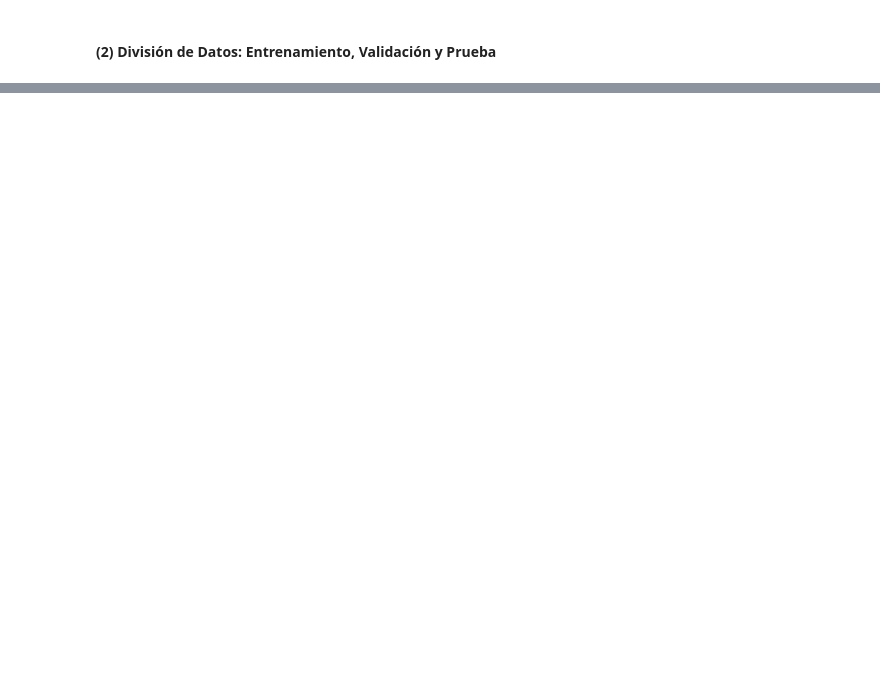
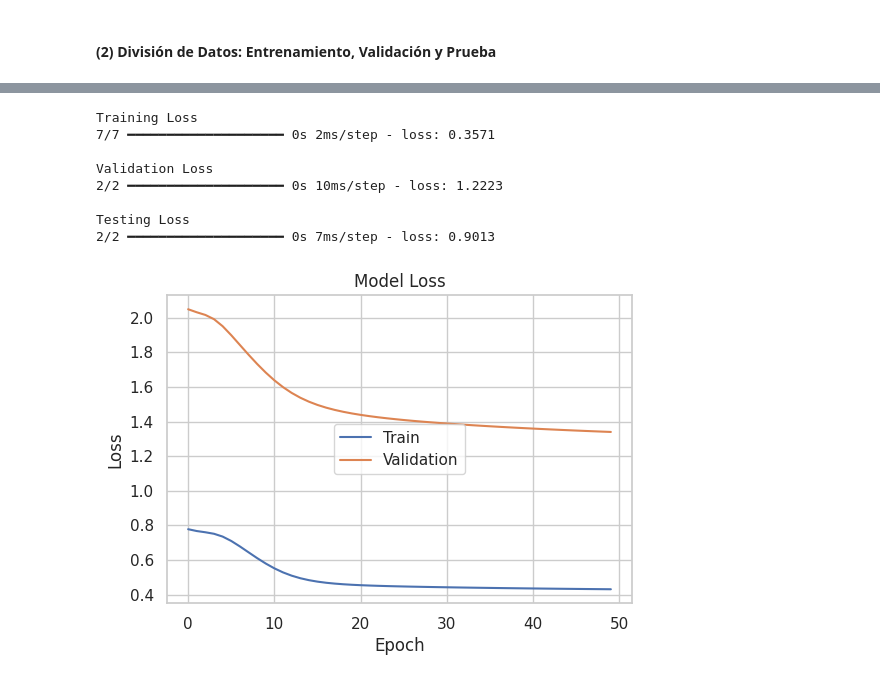
Before and after one commit to Andrea-gt/time-series-dl, a Jupyter notebook: fuel_gt_analysis.ipynb, the cells around one changed output, grey strips where cells are left out. Saved outputs shown, nothing was run; the diff lists cells and outputs as text; code cells hidden in the pictures; blank space fills up the shorter version.

```diff
--- a/fuel_gt_analysis.ipynb
+++ b/fuel_gt_analysis.ipynb
@@ -325,8 +352,8 @@ def scale_time_series(series):
     return scaled_values
 # %%
 diesel_consumption_scaled = scale_time_series(diesel_consumption_diff)
-regular_importation_scaled = scale_time_series(diesel_consumption_diff)
-diesel_price_scaled = scale_time_series(diesel_consumption_diff)
+regular_importation_scaled = scale_time_series(regular_importation_diff)
+diesel_price_scaled = scale_time_series(diesel_price_diff)
 # %% [output]
 [[ 0.6596291 ]
  [-1.39176556]
@@ -403,0 +605,12 @@ x_test_price, y_test_price = supervised_series(test_price)
+# %%
+fit_model(regular_model, importation_dataset, 50, first_params["batch"])
+# %% [output]
+Training Loss
+7/7 ━━━━━━━━━━━━━━━━━━━━ 0s 2ms/step - loss: 0.3571
+
+Validation Loss
+2/2 ━━━━━━━━━━━━━━━━━━━━ 0s 10ms/step - loss: 1.2223
+
+Testing Loss
+2/2 ━━━━━━━━━━━━━━━━━━━━ 0s 7ms/step - loss: 0.9013
+[figure, added]
```
Also changed, not shown: parts of 38 cells of this notebook.
